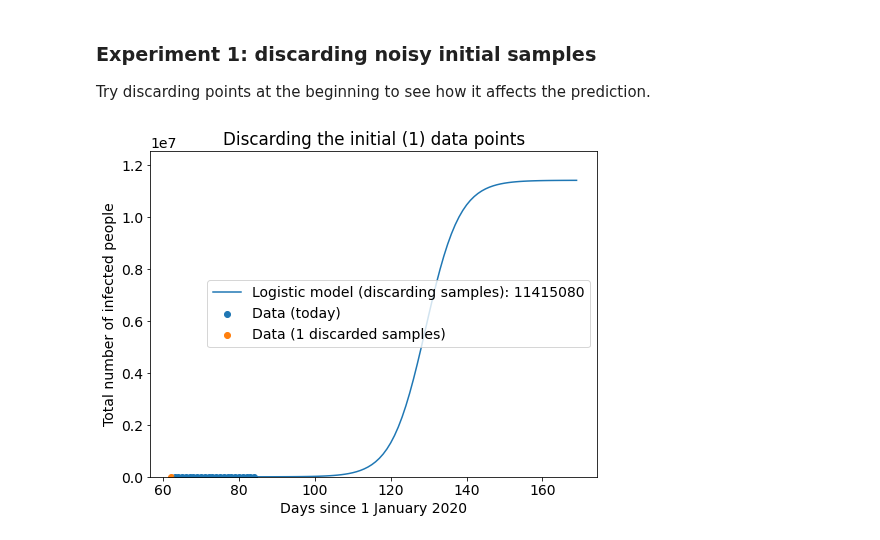
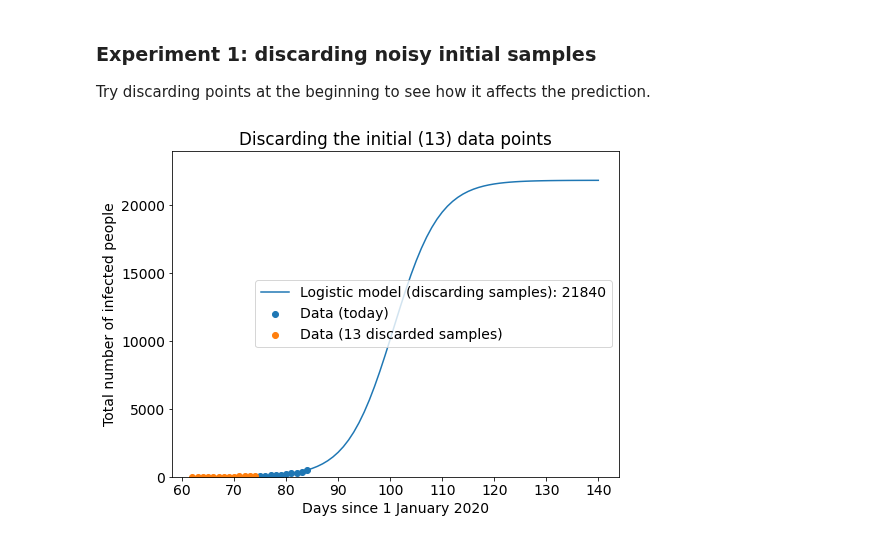
Before and after one commit to thedarsideofit/covid19-ar, a Jupyter notebook: COVID19_AR.ipynb, the cells around one changed output. Saved outputs shown, nothing was run; the diff lists cells and outputs as text; code cells hidden in the pictures.

```diff
--- a/COVID19_AR.ipynb
+++ b/COVID19_AR.ipynb
@@ -219,14 +228,14 @@ label_and_show_plot(plt, "How does the chart change with new information (the ca
 Try discarding points at the beginning to see how it affects the prediction.
 # %%
 #@title Try it yourself { run: "auto", vertical-output: true, form-width: "620px", display-mode: "form" }
-points_to_discard = 1 #@param {type:"slider", min:0, max:15, step:1}
+points_to_discard = 13 #@param {type:"slider", min:0, max:15, step:1}
 
 # Plot: discard initial data points
 plt.figure(figsize=(8, 6))
 pts = points_to_discard
 add_real_data(df[pts:], "today")
 add_real_data(df[:pts], str(pts) + " discarded samples")
 y_max = add_logistic_curve(df[pts:], "discarding samples")
 label_and_show_plot(plt, "Discarding the initial (" + str(pts) + ") data points", y_max)
 # %% [output]
-[figure, old version]
+[figure, new version]
```
Also changed, not shown: parts of 2 cells of this notebook.
